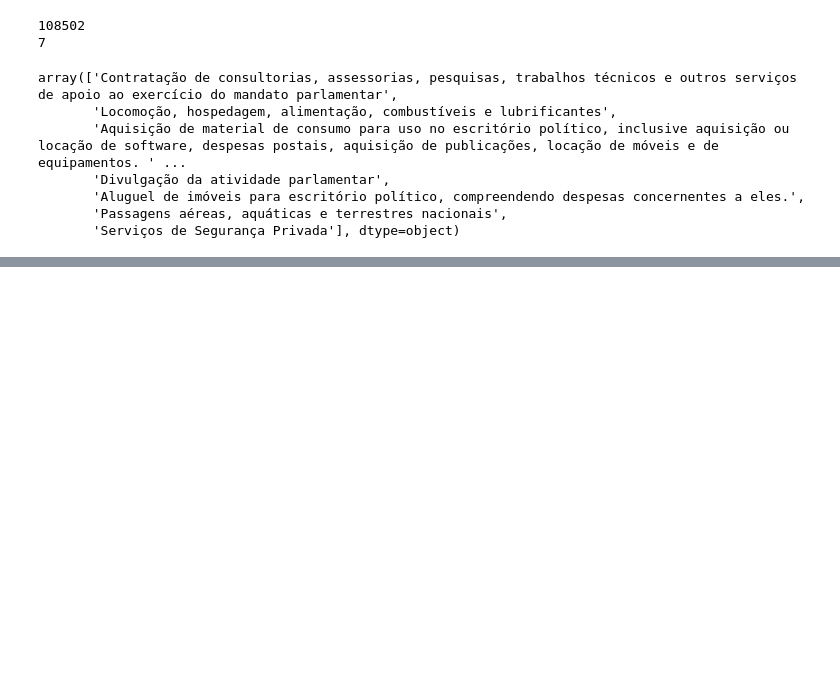
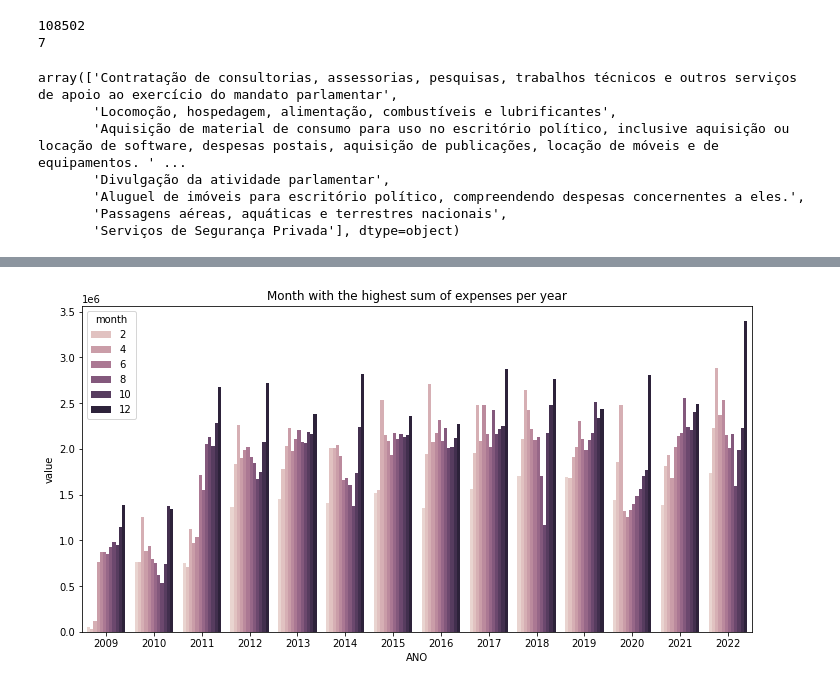
Before and after one commit to ThadeuFerreira/alura-data-analisys, a Jupyter notebook: transparencia.ipynb, the cells around one changed output, grey strips where cells are left out. Cells and saved outputs as stored; diff of their text form; code cells hidden in the pictures; blank space fills up the shorter version.

```diff
--- a/transparencia.ipynb
+++ b/transparencia.ipynb
@@ -147,0 +169,14 @@ df
+# %%
+#Group by year and month
+#show the months of each year with the highest sum of expenses
+expenses_per_month = df.groupby(['ANO', 'month'])['value'].sum()
+expenses_per_month = expenses_per_month.reset_index()
+expenses_per_month = expenses_per_month.sort_values(by='value', ascending=False)
+
+#plot for each year the month with the highest sum of expenses
+plt.figure(figsize=(12, 6))
+sns.barplot(x='ANO', y='value', hue='month', data=expenses_per_month)
+plt.title('Month with the highest sum of expenses per year')
+plt.show()
+# %% [output]
+[figure, added]
```
Also changed, not shown: parts of 10 cells of this notebook.
